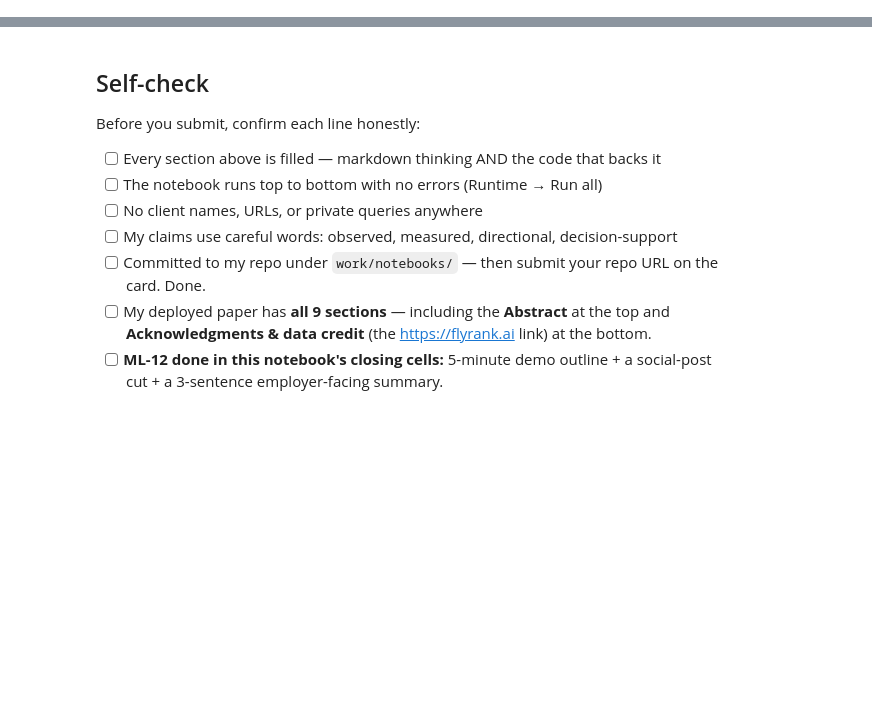
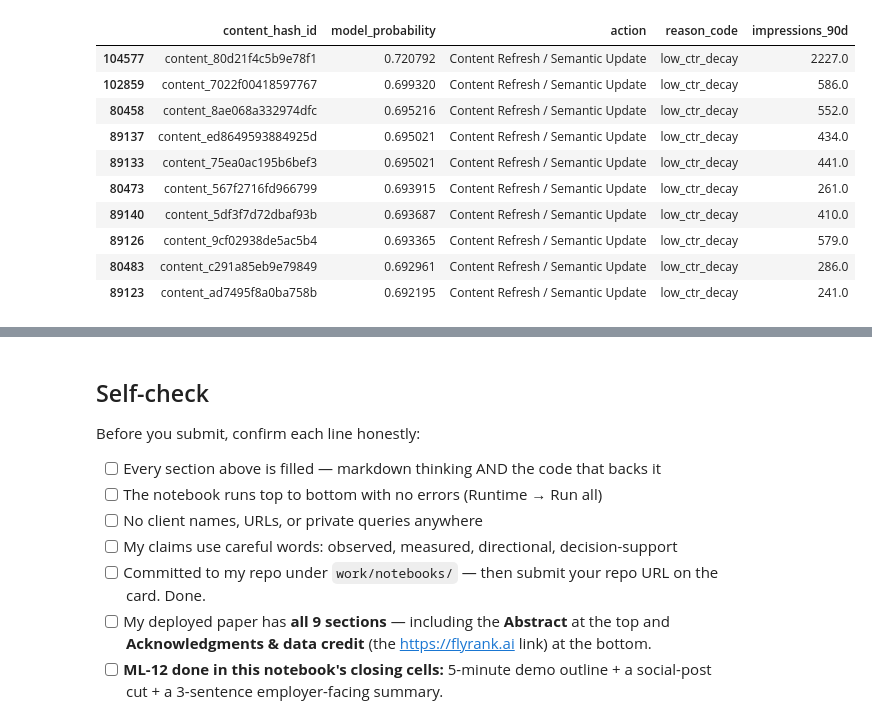
Before and after one commit to MuhammadQasimTahir/flyrank_Internship, a Jupyter notebook: work/notebooks/capstone.ipynb, the cells around one changed output, grey strips where cells are left out. Drawn from its saved outputs; the diff is of its cells as text; code cells hidden in the pictures; blank space fills up the shorter version.

```diff
--- a/work/notebooks/capstone.ipynb
+++ b/work/notebooks/capstone.ipynb
@@ -36,0 +136,17 @@ This skeleton is yours to fill. Work the sections **in order** — each one has
+# %%
+# Evaluation Function
+def precision_at_k(scores, labels, k):
+    order = np.argsort(-np.asarray(scores))
+    topk = np.asarray(labels)[order[:k]]
+    return topk.mean()
+
+rf_test_scores = rf_pipeline.predict_proba(X_test)[:, 1]
+baseline_p50 = precision_at_k(baseline_test, y_test, 50)
+rf_p50 = precision_at_k(rf_test_scores, y_test, 50)
+base_rate = y_test.mean()
+
+results_df = pd.DataFrame({
+    "Method": ["Base Rate (Random)", "Week 4 Baseline", "Random Forest Classifier"],
+    "Precision@50": [f"{base_rate:.3f}", f"{baseline_p50:.3f}", f"{rf_p50:.3f}"]
+})
+display(results_df)
@@ -36,0 +167,21 @@ This skeleton is yours to fill. Work the sections **in order** — each one has
+# %%
+# Generating the action playbook for the test set
+test_results = df.iloc[test_idx].copy()
+test_results['model_probability'] = rf_test_scores
+test_results['action'] = "Content Refresh / Semantic Update"
+test_results['reason_code'] = np.where(test_results['historical_ctr'] < 0.02, "low_ctr_decay", "high_volume_decay")
+
+playbook = test_results.sort_values(by='model_probability', ascending=False).head(10)
+display(playbook[['content_hash_id', 'model_probability', 'action', 'reason_code', 'impressions_90d']])
+# %% [output]
+|  | content_hash_id | model_probability | action | reason_code | impressions_90d |
+| 104577 | content_80d21f4c5b9e78f1 | 0.720792 | Content Refresh / Semantic Update | low_ctr_decay | 2227.0 |
+| 102859 | content_7022f00418597767 | 0.699320 | Content Refresh / Semantic Update | low_ctr_decay | 586.0 |
+| 80458 | content_8ae068a332974dfc | 0.695216 | Content Refresh / Semantic Update | low_ctr_decay | 552.0 |
+| 89137 | content_ed8649593884925d | 0.695021 | Content Refresh / Semantic Update | low_ctr_decay | 434.0 |
+| 89133 | content_75ea0ac195b6bef3 | 0.695021 | Content Refresh / Semantic Update | low_ctr_decay | 441.0 |
+| 80473 | content_567f2716fd966799 | 0.693915 | Content Refresh / Semantic Update | low_ctr_decay | 261.0 |
+| 89140 | content_5df3f7d72dbaf93b | 0.693687 | Content Refresh / Semantic Update | low_ctr_decay | 410.0 |
+| 89126 | content_9cf02938de5ac5b4 | 0.693365 | Content Refresh / Semantic Update | low_ctr_decay | 579.0 |
+| 80483 | content_c291a85eb9e79849 | 0.692961 | Content Refresh / Semantic Update | low_ctr_decay | 286.0 |
+| 89123 | content_ad7495f8a0ba758b | 0.692195 | Content Refresh / Semantic Update | low_ctr_decay | 241.0 |
```
Also changed, not shown: parts of 18 cells of this notebook.
